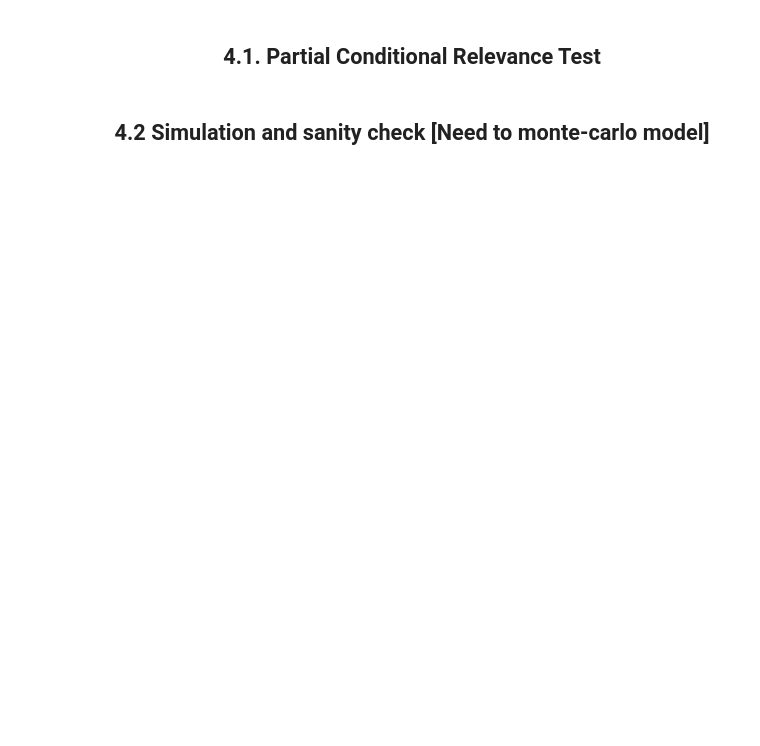
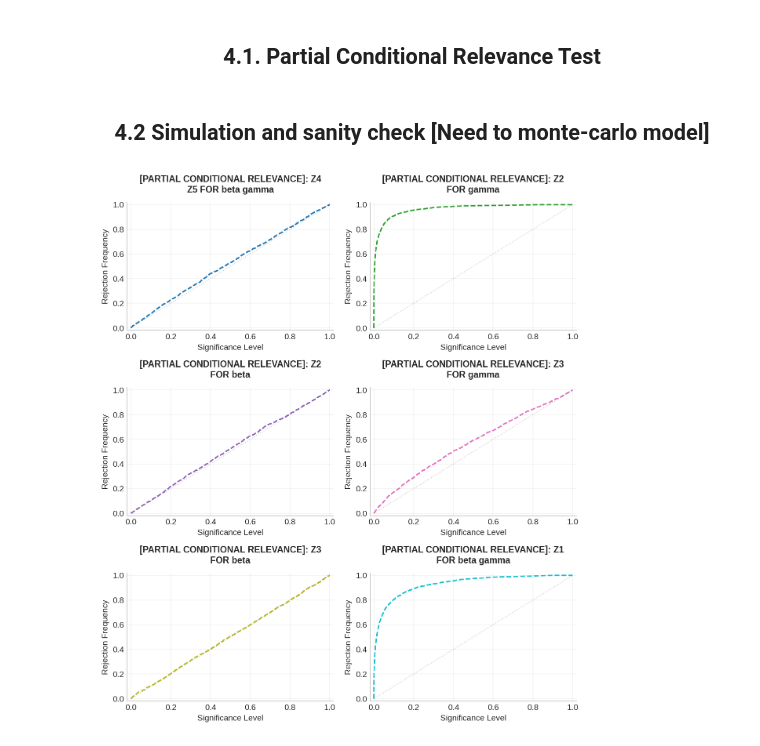
Before and after one commit to KoRoJIeBu4/REDUNDANCY-TESTS-OF-MOMENT-CONDITIONS-APPLIED-TO-MACROECONOMIC-MODELS, a Jupyter notebook: main.ipynb, the cells around one changed output. Cells and saved outputs as stored; diff of their text form; code cells hidden in the pictures; blank space fills up the shorter version.

```diff
--- a/main.ipynb
+++ b/main.ipynb
@@ -118,3 +130,38 @@ partial_unconditional_relevance(
 # see test_impl: partial_conditional_relevance
 # %% [markdown]
 ## <center> 4.2 Simulation and sanity check [Need to monte-carlo model] <center>
+# %%
+sets_of_f2_indices = [
+    [4, 5],
+    [2],
+    [2],
+    [3],
+    [3],
+    [1]
+]
+
+sets_of_a_indices = [
+    [0, 1],
+    [1],
+    [0],
+    [1],
+    [0],
+    [0, 1]
+]
+
+results = partial_monte_carlo.monte_carlo_partial_conditional_relevance_prodecure(
+    sets_of_f2_indices=sets_of_f2_indices,
+    sets_of_a_indices=sets_of_a_indices,
+    B=2000,
+    num_alphas=5000
+)
+# %%
+partial_monte_carlo.plot_rejection_curves(
+    results=results,
+    fill_vertical_zero_line=[
+        "Z3 FOR beta", "Z1 FOR beta gamma"
+    ],
+    save_path="partial_conditional_results.png"
+)
+# %% [output]
+[figure, added]
```
Also changed, not shown: parts of 2 cells of this notebook, 4 other files.
